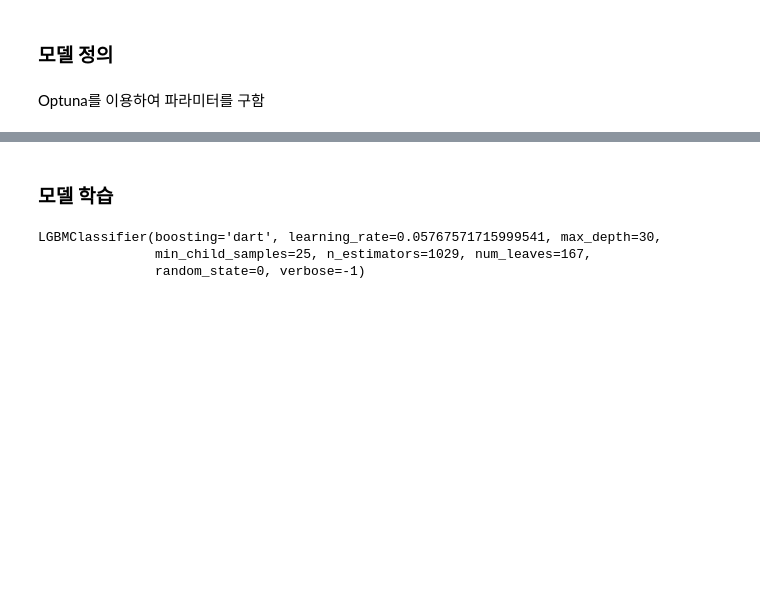
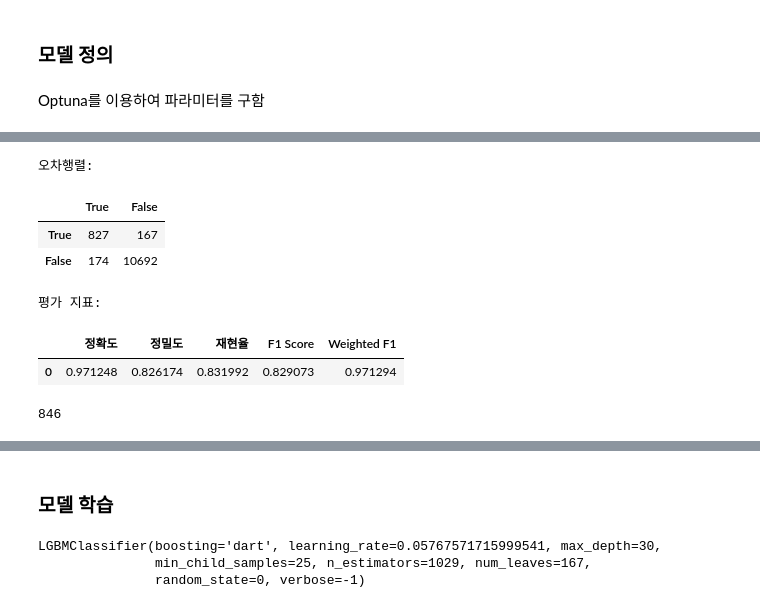
Before and after one commit to BaekJunehong/LG_Aimers_4th, a Jupyter notebook: Total_code.ipynb, the cells around one changed output, grey strips where cells are left out. Saved outputs shown, nothing was run; the diff lists cells and outputs as text; code cells hidden in the pictures; blank space fills up the shorter version.

```diff
--- a/Total_code.ipynb
+++ b/Total_code.ipynb
@@ -802,6 +809,3 @@ customer_idx, customer_idx 변수의 경우 타겟변수인 is_converted의 비
-# %%
-df_train_encoded = df_train_encoded.drop(['customer_idx', 'lead_owner'], axis=1)
-df_test_encoded = df_test_encoded.drop(['customer_idx', 'lead_owner'], axis=1)
 # %% [markdown]
 타겟인코딩을 통해 범주형 변수들 수치형으로 변환
 # %%
@@ -926,0 +1046,30 @@ Optuna를 이용하여 파라미터를 구함
+# %%
+# XGBoost
+xgb_model = XGBClassifier(
+    n_estimators=2069
+    , learning_rate=0.07125304368155233
+    , max_depth=6
+    , objective='binary:logistic'
+    , eval_metric="auc"
+    , random_state=0
+)
+
+xgb_model.fit(x_train, y_train)
+
+pred = xgb_model.predict(x_val)
+get_clf_eval(y_val, pred)
+
+# 예측에 필요한 데이터 분리
+x_test = df_test_encoded.drop(["is_converted", "id"], axis=1)
+
+test_pred = xgb_model.predict(x_test)
+sum(test_pred) # True로 예측된 개수
+# %% [output]
+오차행렬:
+|  | True | False |
+| True | 827 | 167 |
+| False | 174 | 10692 |
+평가 지표:
+|  | 정확도 | 정밀도 | 재현율 | F1 Score | Weighted F1 |
+| 0 | 0.971248 | 0.826174 | 0.831992 | 0.829073 | 0.971294 |
+846
```
Also changed, not shown: parts of 23 cells of this notebook, 6 other files.
